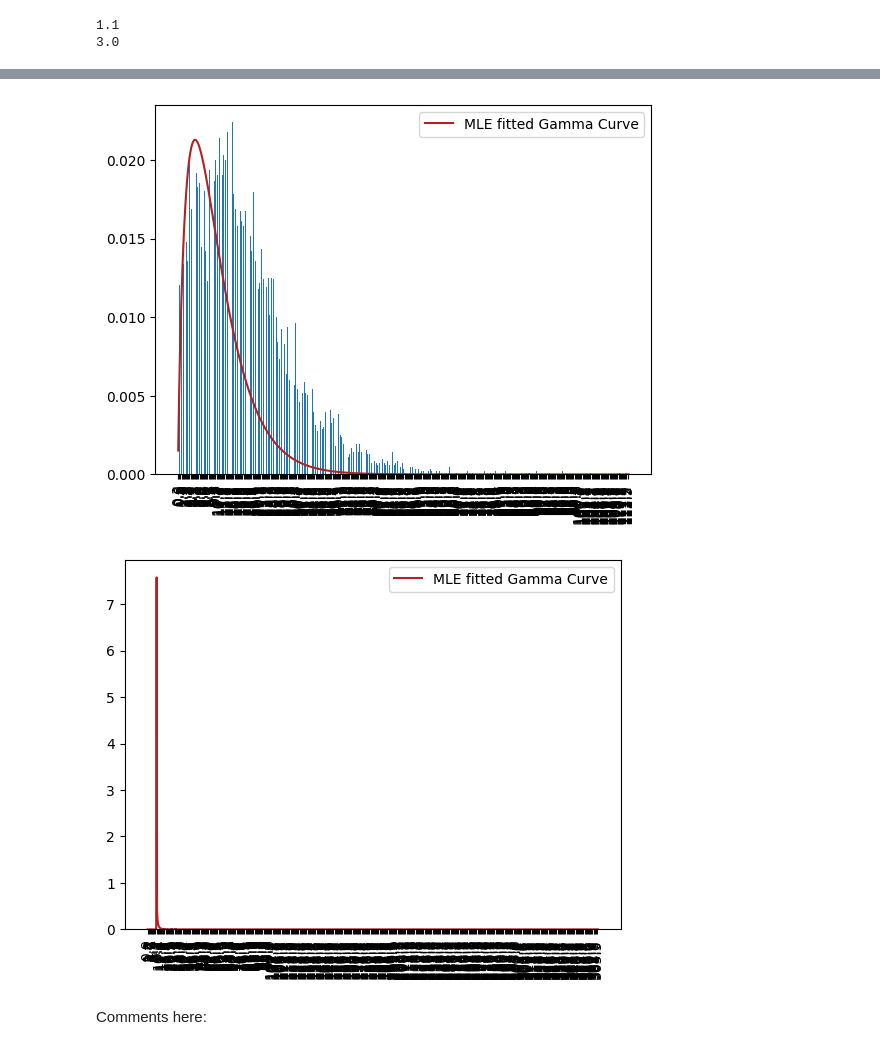
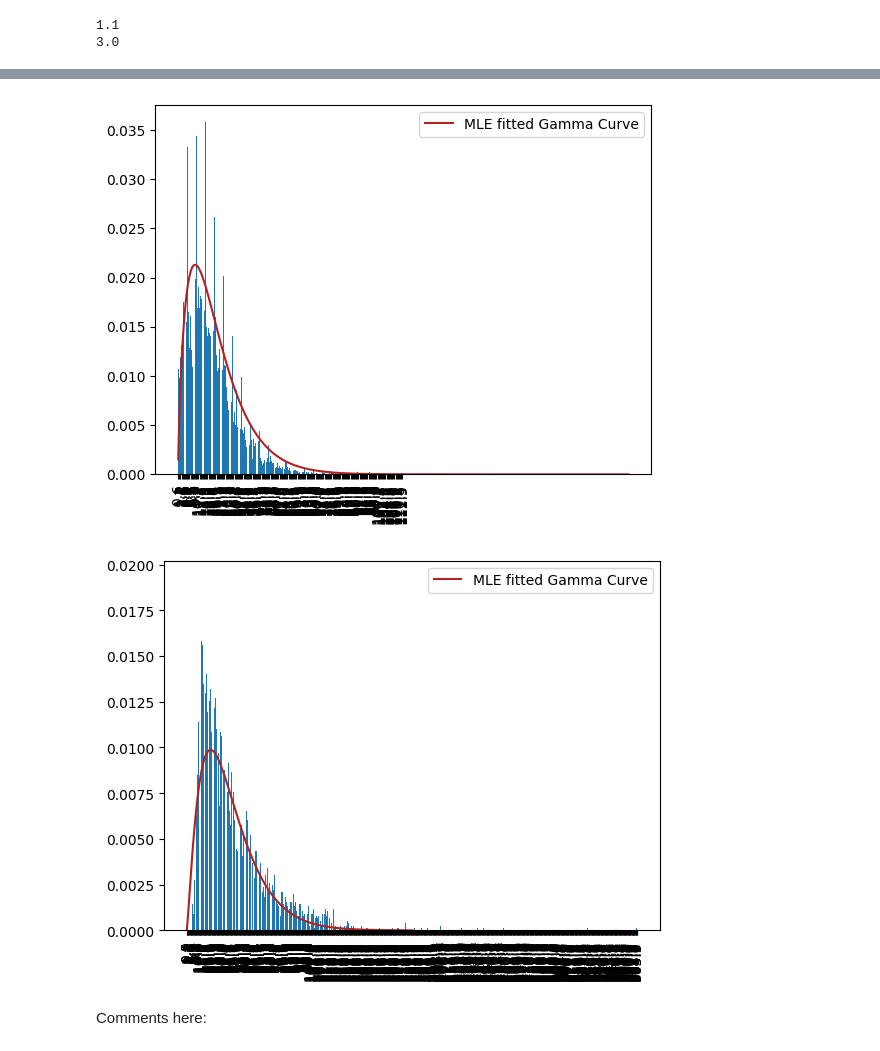
Before and after one commit to Potomolo/LEPL1109-CraHackaton, a Jupyter notebook: Hackathon 1.ipynb, the cells around one changed output, grey strips where cells are left out. Cells and saved outputs as stored; diff of their text form; code cells hidden in the pictures.

Commit message:
Correction de la gamma de Shanghai winter

```diff
--- a/Hackathon 1.ipynb
+++ b/Hackathon 1.ipynb
@@ -268,10 +268,10 @@ US_data_shangai_summer = valid_shanghai_summer[target_column].to_numpy()
 US_data_shangai_winter = valid_shanghai_winter[target_column].to_numpy()
 
 # MLE sur chaque groupe de data
-beijing_fit_summer = st.gamma.fit(US_data_beijing_summer)
+beijing_fit_summer = st.gamma.fit(US_data_beijing_summer, floc=0)
 beijing_fit_winter = st.gamma.fit(US_data_beijing_winter)
 shangai_fit_summer = st.gamma.fit(US_data_shangai_summer)
-shangai_fit_winter = st.gamma.fit(US_data_shangai_winter)
+shangai_fit_winter = st.gamma.fit(US_data_shangai_winter, floc=0)
 
 # Pour plot les gammas :
 # x = np.linspace(0,500,1000)
@@ -299,21 +299,21 @@ print(4//i)
 # grouper les datas par classes
 data = [US_data_beijing_summer, US_data_beijing_winter, US_data_shangai_summer, US_data_shangai_winter] #Imbriquer les listes
 data_gamma = [beijing_fit_summer, beijing_fit_winter, shangai_fit_summer, shangai_fit_winter]
-n = 400 #nombre d'intervalles
-L = np.zeros((4,n))
+n = np.array([500,1000,200,800]) #nombre d'intervalles
 interv = np.zeros(4)
 for i in range(4):
-    interv[i]=(max(data[i])+1)/n
+    L = np.zeros((4,n[i]))
+    interv[i]=(max(data[i])+1)/n[i]
     for num in data[i]:
         L[i, int(num//(interv[i]))] += 1
     L[i] /= len(data[i])
     # plot un graphe [# mesures dans un intervalle I / # mesures au total]
-    names=[""]*n
+    names=[""]*n[i]
     intervMid = interv[i]/2
-    for m in range(n):
+    for m in range(n[i]):
         names[m]="{:.1f}".format(intervMid*(m+1))
     values=L[i]
-    plt.bar(names,values)
+    plt.bar(names,values/interv[i])
 
 
     x = np.linspace(0,400,1000)
@@ -328,5 +328,5 @@ for i in range(4):
-[figure, old version]
+[figure, new version]
-[figure, old version]
+[figure, new version]
 # %% [markdown]
 Comments here:
 # %% [markdown]
```
Also changed, not shown: parts of 4 cells of this notebook.
